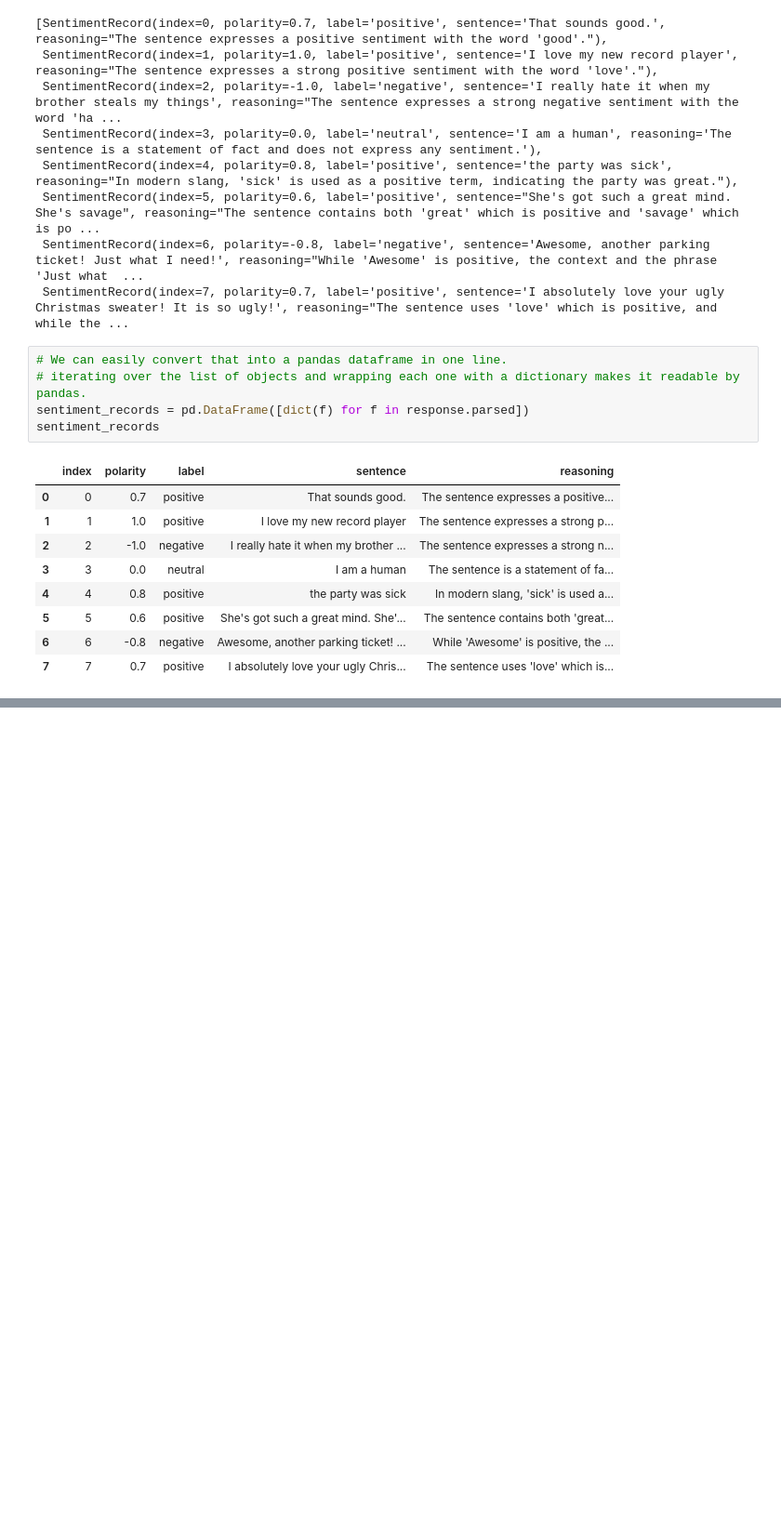
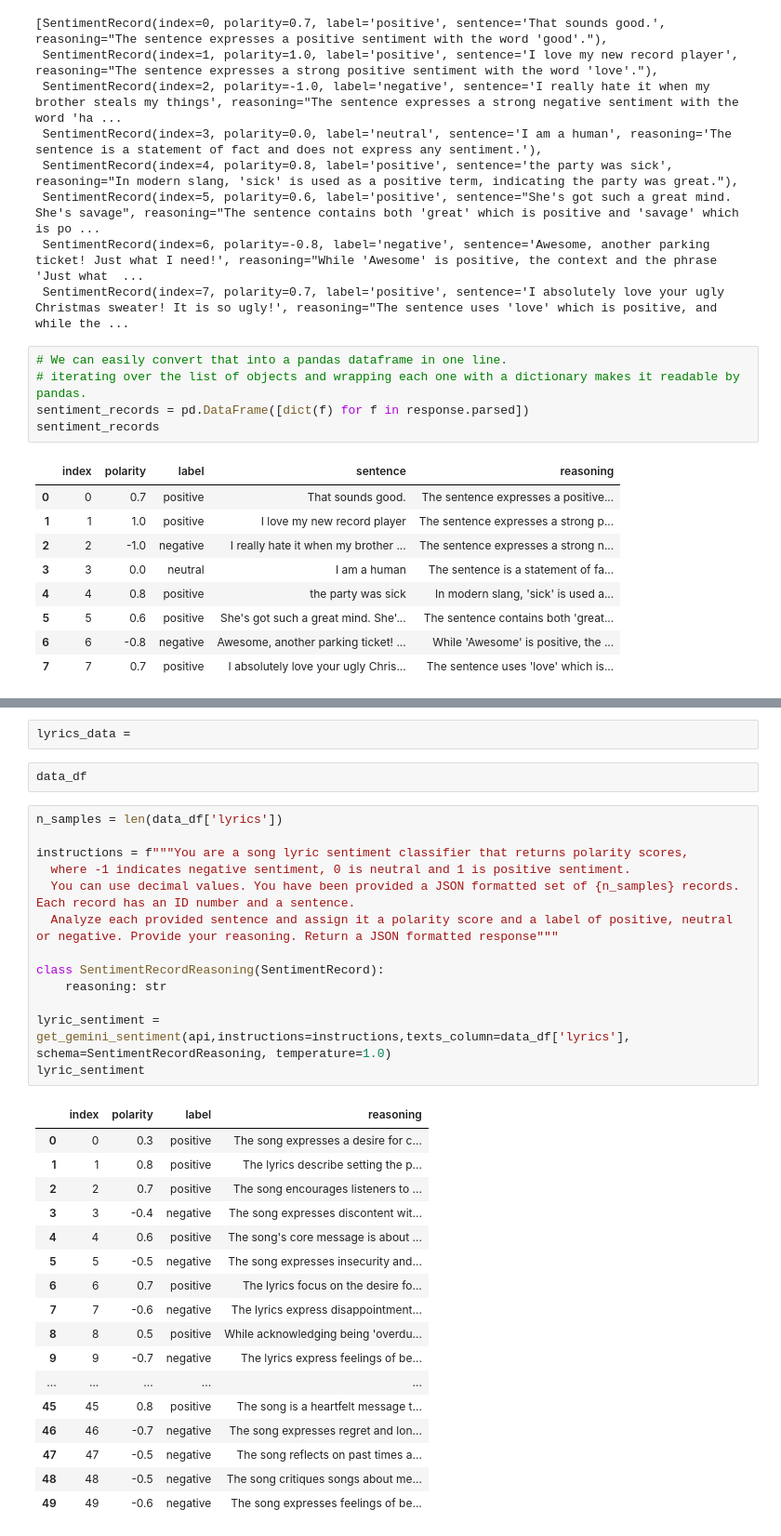
Before and after one commit to Minyall/sc290_materials, a Jupyter notebook: 5_sentiment/lyrics_sentiment.ipynb, the cells around one changed output, grey strips where cells are left out. Shown at 93% size. Saved outputs shown, nothing was run; the diff lists cells and outputs as text; blank space fills up the shorter version.

```diff
--- a/5_sentiment/lyrics_sentiment.ipynb
+++ b/5_sentiment/lyrics_sentiment.ipynb
@@ -718,0 +396,35 @@ plt.gca().spines[['top', 'right',]].set_visible(False)
+# %%
+lyrics_data =
+# %%
+data_df
+# %%
+n_samples = len(data_df['lyrics'])
+
+instructions = f"""You are a song lyric sentiment classifier that returns polarity scores,
+  where -1 indicates negative sentiment, 0 is neutral and 1 is positive sentiment.
+  You can use decimal values. You have been provided a JSON formatted set of {n_samples} records. Each record has an ID number and a sentence.
+  Analyze each provided sentence and assign it a polarity score and a label of positive, neutral or negative. Provide your reasoning. Return a JSON formatted response"""
+
+class SentimentRecordReasoning(SentimentRecord):
+    reasoning: str
+
+lyric_sentiment = get_gemini_sentiment(api,instructions=instructions,texts_column=data_df['lyrics'], schema=SentimentRecordReasoning, temperature=1.0)
+lyric_sentiment
+# %% [output]
+|  | index | polarity | label | reasoning |
+| 0 | 0 | 0.3 | positive | The song expresses a desire for c... |
+| 1 | 1 | 0.8 | positive | The lyrics describe setting the p... |
+| 2 | 2 | 0.7 | positive | The song encourages listeners to ... |
+| 3 | 3 | -0.4 | negative | The song expresses discontent wit... |
+| 4 | 4 | 0.6 | positive | The song's core message is about ... |
+| 5 | 5 | -0.5 | negative | The song expresses insecurity and... |
+| 6 | 6 | 0.7 | positive | The lyrics focus on the desire fo... |
+| 7 | 7 | -0.6 | negative | The lyrics express disappointment... |
+| 8 | 8 | 0.5 | positive | While acknowledging being 'overdu... |
+| 9 | 9 | -0.7 | negative | The lyrics express feelings of be... |
+| ... | ... | ... | ... | ... |
+| 45 | 45 | 0.8 | positive | The song is a heartfelt message t... |
+| 46 | 46 | -0.7 | negative | The song expresses regret and lon... |
+| 47 | 47 | -0.5 | negative | The song reflects on past times a... |
+| 48 | 48 | -0.5 | negative | The song critiques songs about me... |
+| 49 | 49 | -0.6 | negative | The song expresses feelings of be... |
```
Also changed, not shown: parts of 57 cells of this notebook.
